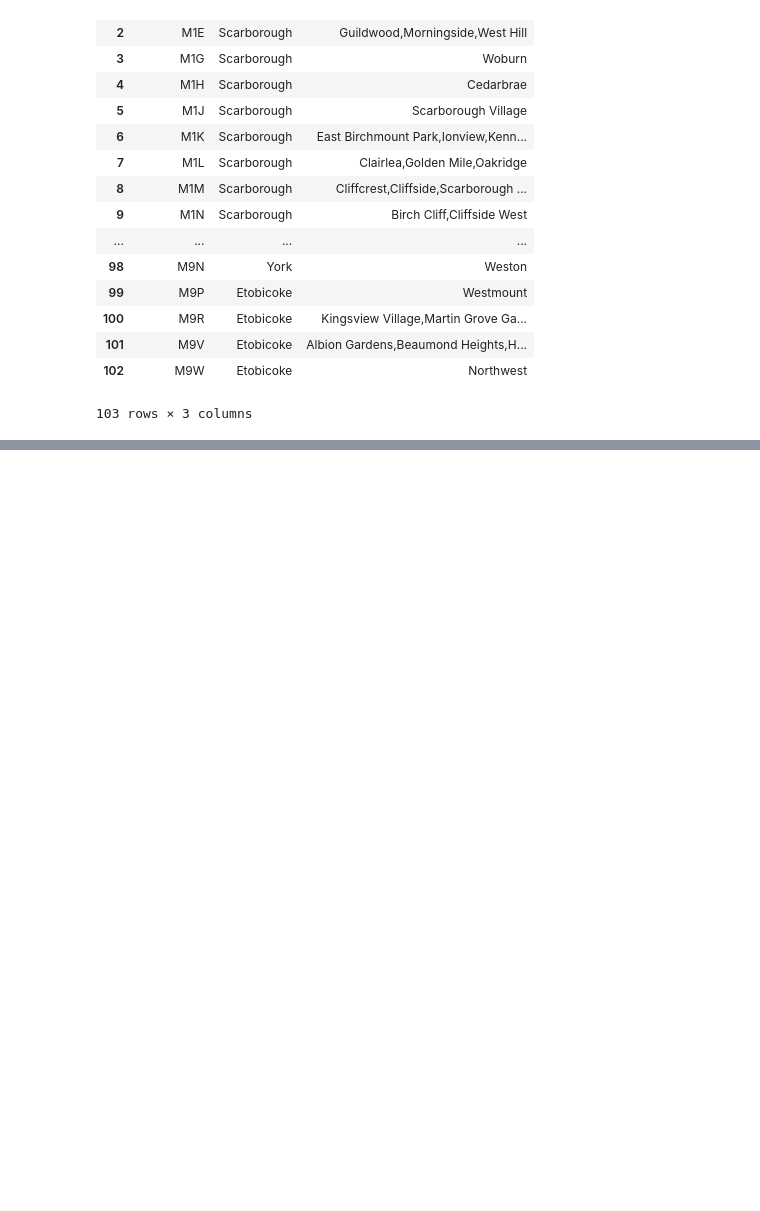
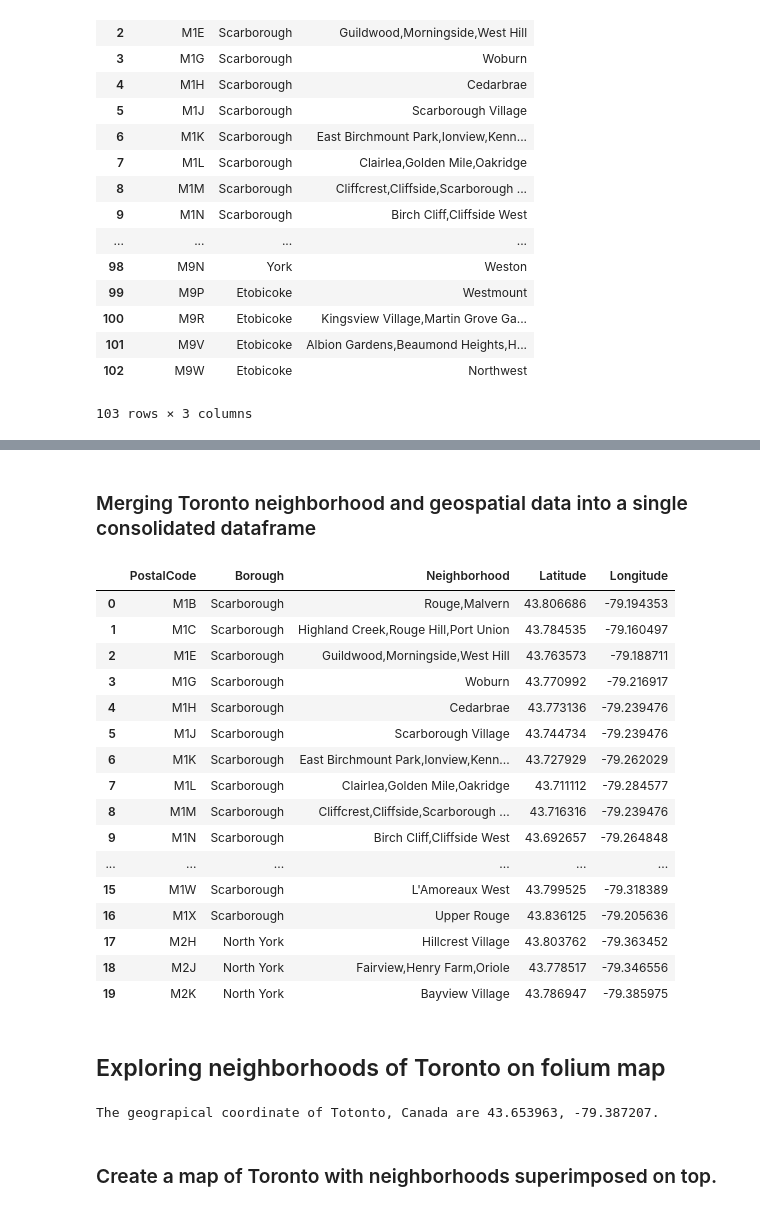
Before and after one commit to KumaarJai/IBM_Capstone, a Jupyter notebook: DataScienceCapstone.ipynb, the cells around one changed output, grey strips where cells are left out. Saved outputs shown, nothing was run; the diff lists cells and outputs as text; code cells hidden in the pictures; blank space fills up the shorter version.

Commit message:
Week 3: Capstone Toronto Dataset Geospatial analysis complete

```diff
--- a/DataScienceCapstone.ipynb
+++ b/DataScienceCapstone.ipynb
@@ -47,2 +53,3 @@ neighborhoods.shape
 # %%
 neighDF= neighborhoods[neighborhoods['Borough']!='Not assigned']
+neighDF['Neighborhood'].mask(neighDF['Neighborhood'] =='Not assigned', neighDF['Borough'], inplace=True)
@@ -55,6 +63,7 @@ def fixBorough(row):
 # %%
 #print(neighDF.shape, neighborhoods.shape)
-neighDF.groupby(['PostalCode','Borough'])['Neighborhood'].apply(lambda tags: ','.join(tags)).to_frame().reset_index()
+neighborDF = neighDF.groupby(['PostalCode','Borough'])['Neighborhood'].apply(lambda tags: ','.join(tags)).to_frame().reset_index()
+neighborDF
 # %% [output]
 |  | PostalCode | Borough | Neighborhood |
 | 0 | M1B | Scarborough | Rouge,Malvern |
@@ -76,0 +88,4 @@ neighDF.groupby(['PostalCode','Borough'])['Neighborhood'].apply(lambda tags: ','
+# %%
+geographicData=pd.read_csv('http://cocl.us/Geospatial_data')
+geographicData.rename(columns = {"Postal Code": "PostalCode"}, inplace=True)
+geographicData.head()
@@ -76,0 +99,25 @@ neighDF.groupby(['PostalCode','Borough'])['Neighborhood'].apply(lambda tags: ','
+# %% [markdown]
+### Merging Toronto neighborhood and geospatial data into a single consolidated dataframe
+# %%
+geoTorontoDF = pd.merge(neighborDF, geographicData, on='PostalCode', how='outer')
+geoTorontoDF.head(20)
+# %% [output]
+|  | PostalCode | Borough | Neighborhood | Latitude | Longitude |
+| 0 | M1B | Scarborough | Rouge,Malvern | 43.806686 | -79.194353 |
+| 1 | M1C | Scarborough | Highland Creek,Rouge Hill,Port Union | 43.784535 | -79.160497 |
+| 2 | M1E | Scarborough | Guildwood,Morningside,West Hill | 43.763573 | -79.188711 |
+| 3 | M1G | Scarborough | Woburn | 43.770992 | -79.216917 |
+| 4 | M1H | Scarborough | Cedarbrae | 43.773136 | -79.239476 |
+| 5 | M1J | Scarborough | Scarborough Village | 43.744734 | -79.239476 |
+| 6 | M1K | Scarborough | East Birchmount Park,Ionview,Kenn... | 43.727929 | -79.262029 |
+| 7 | M1L | Scarborough | Clairlea,Golden Mile,Oakridge | 43.711112 | -79.284577 |
+| 8 | M1M | Scarborough | Cliffcrest,Cliffside,Scarborough ... | 43.716316 | -79.239476 |
+| 9 | M1N | Scarborough | Birch Cliff,Cliffside West | 43.692657 | -79.264848 |
+| ... | ... | ... | ... | ... | ... |
+| 15 | M1W | Scarborough | L'Amoreaux West | 43.799525 | -79.318389 |
+| 16 | M1X | Scarborough | Upper Rouge | 43.836125 | -79.205636 |
+| 17 | M2H | North York | Hillcrest Village | 43.803762 | -79.363452 |
+| 18 | M2J | North York | Fairview,Henry Farm,Oriole | 43.778517 | -79.346556 |
+| 19 | M2K | North York | Bayview Village | 43.786947 | -79.385975 |
+# %% [markdown]
+## Exploring neighborhoods of Toronto on folium map
@@ -76,0 +127,12 @@ neighDF.groupby(['PostalCode','Borough'])['Neighborhood'].apply(lambda tags: ','
+# %%
+address = 'Toronto, Canada'
+
+geolocator = Nominatim(user_agent="ny_explorer")
+location = geolocator.geocode(address)
+latitude = location.latitude
+longitude = location.longitude
+print('The geograpical coordinate of Totonto, Canada are {}, {}.'.format(latitude, longitude))
+# %% [output]
+The geograpical coordinate of Totonto, Canada are 43.653963, -79.387207.
+# %% [markdown]
+### Create a map of Toronto with neighborhoods superimposed on top.
```
Also changed, not shown: parts of 14 cells of this notebook.
